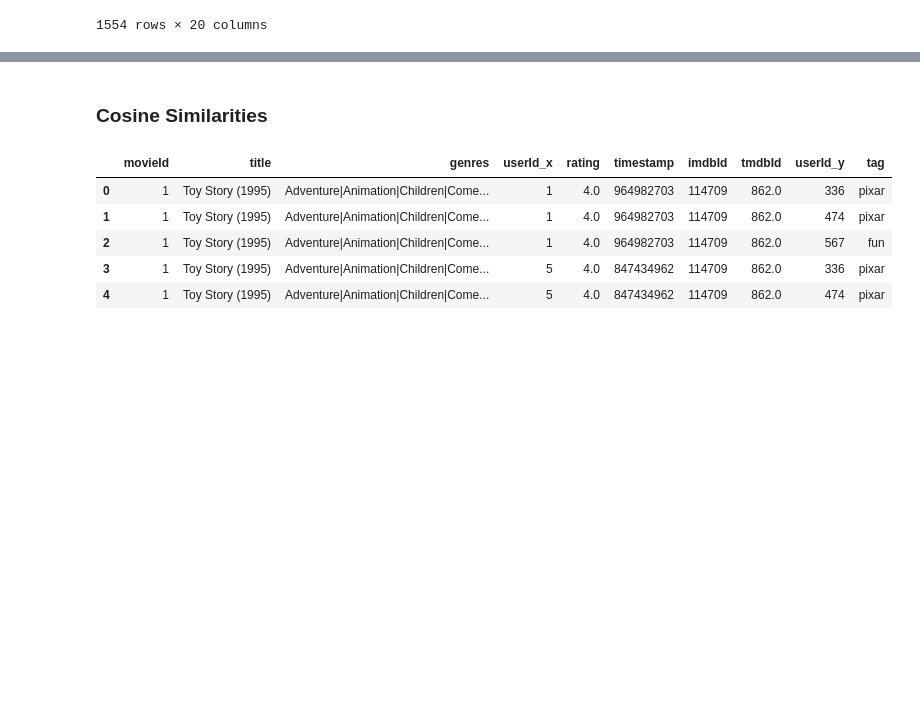
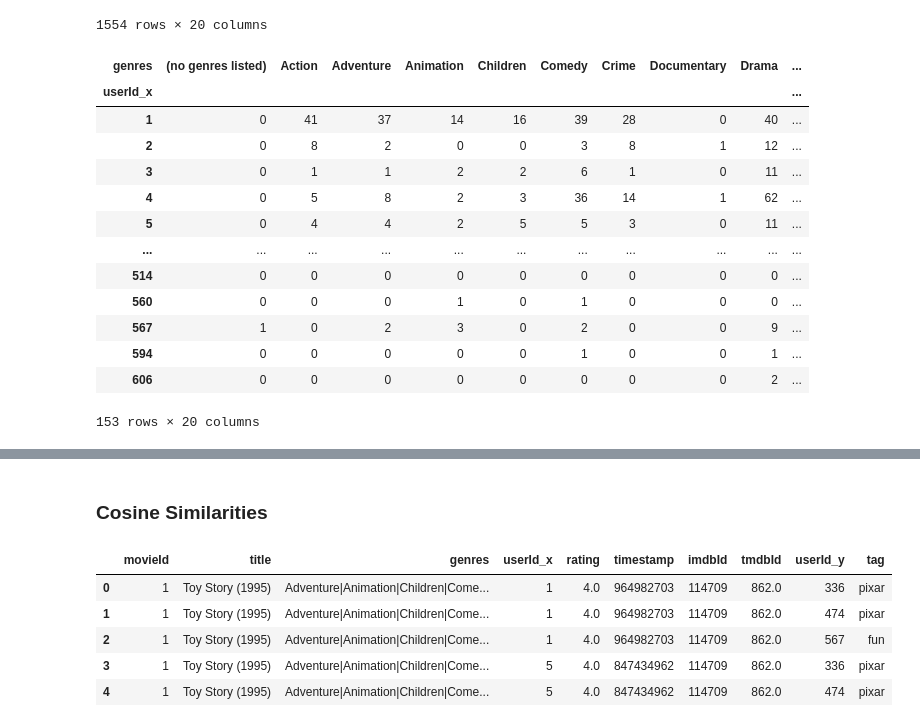
Before and after one commit to hansfranke1985/Public-Media, a Jupyter notebook: Assigment_2/Recommender System_Movielens.ipynb, the cells around one changed output, grey strips where cells are left out. Drawn from its saved outputs; the diff is of its cells as text; code cells hidden in the pictures; blank space fills up the shorter version.

```diff
--- a/Assigment_2/Recommender System_Movielens.ipynb
+++ b/Assigment_2/Recommender System_Movielens.ipynb
@@ -308,3 +308,33 @@ movies_category
 | Zulu (1964) | 0 | 1 | 0 | 0 | 0 | 0 | 0 | 0 | 1 | ... |
 | eXistenZ (1999) | 0 | 1 | 0 | 0 | 0 | 0 | 0 | 0 | 0 | ... |
 1554 rows × 20 columns
+# %%
+#user similarities vs genres
+
+# remove duplicates
+full_df3 = full_df.copy().drop_duplicates(subset=['title'])
+
+full_df3['genres'] = full_df3['genres'].str.split('|').tolist()
+
+# explode into rows
+full_df3 = full_df3.explode('genres')
+#full_df3.head(5)
+
+# let's make a crosstab
+users_category = pd.crosstab(full_df3['userId_x'], full_df3['genres'])
+users_category
+# %% [output]
+| genres | (no genres listed) | Action | Adventure | Animation | Children | Comedy | Crime | Documentary | Drama | ... |
+| userId_x |  |  |  |  |  |  |  |  |  | ... |
+| 1 | 0 | 41 | 37 | 14 | 16 | 39 | 28 | 0 | 40 | ... |
+| 2 | 0 | 8 | 2 | 0 | 0 | 3 | 8 | 1 | 12 | ... |
+| 3 | 0 | 1 | 1 | 2 | 2 | 6 | 1 | 0 | 11 | ... |
+| 4 | 0 | 5 | 8 | 2 | 3 | 36 | 14 | 1 | 62 | ... |
+| 5 | 0 | 4 | 4 | 2 | 5 | 5 | 3 | 0 | 11 | ... |
+| ... | ... | ... | ... | ... | ... | ... | ... | ... | ... | ... |
+| 514 | 0 | 0 | 0 | 0 | 0 | 0 | 0 | 0 | 0 | ... |
+| 560 | 0 | 0 | 0 | 1 | 0 | 1 | 0 | 0 | 0 | ... |
+| 567 | 1 | 0 | 2 | 3 | 0 | 2 | 0 | 0 | 9 | ... |
+| 594 | 0 | 0 | 0 | 0 | 0 | 1 | 0 | 0 | 1 | ... |
+| 606 | 0 | 0 | 0 | 0 | 0 | 0 | 0 | 0 | 2 | ... |
+153 rows × 20 columns
```
Also changed, not shown: parts of 31 cells of this notebook.
